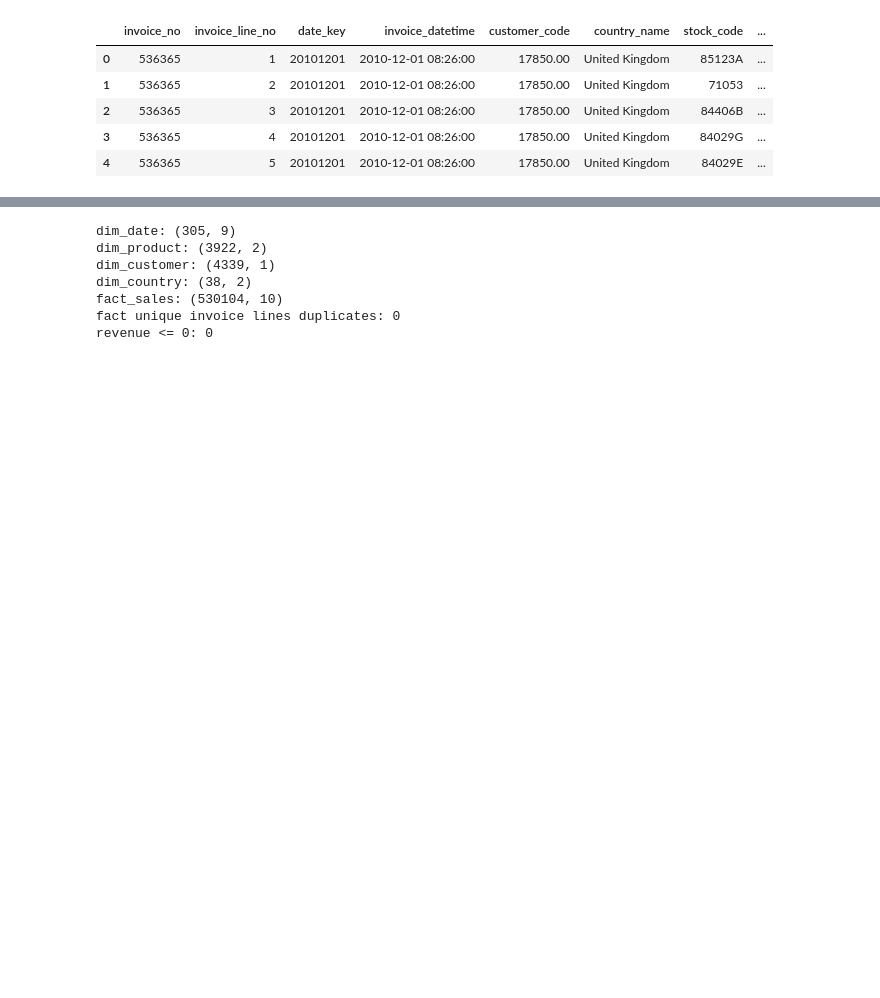
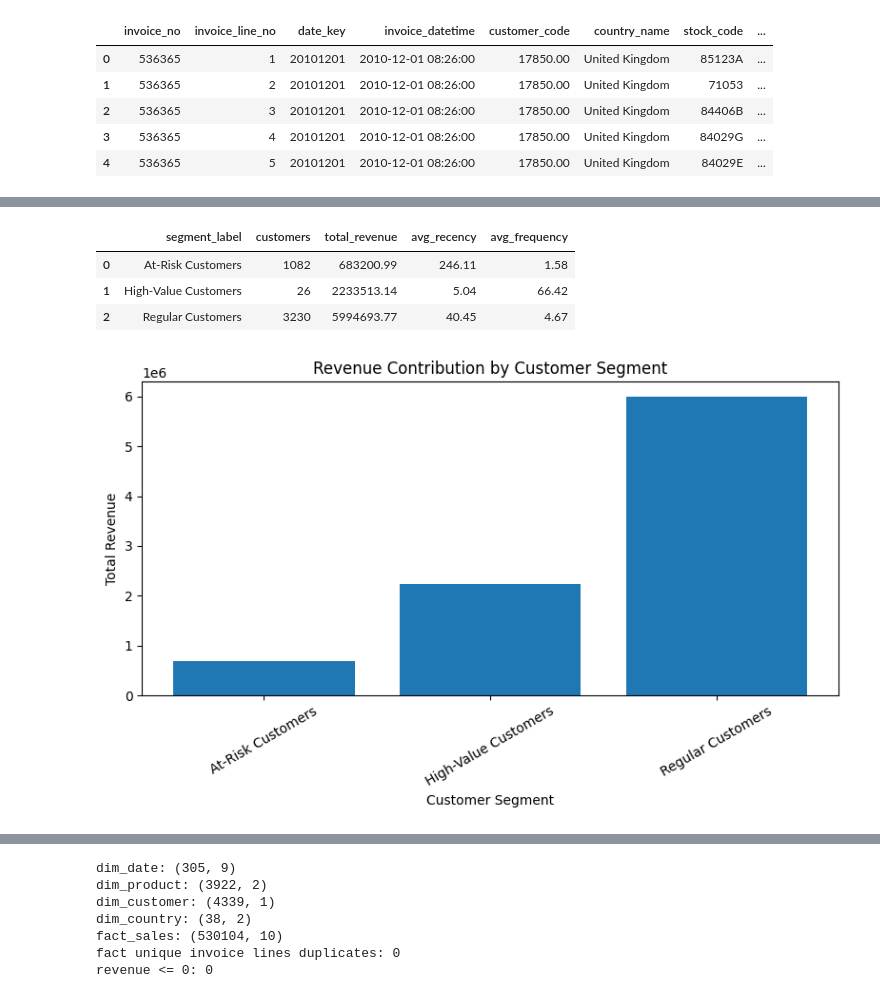
Before and after one commit to PurnaV6/retail-sales-analytics-powerbi-sql, a Jupyter notebook: Notebooks/01_data_loading.ipynb, the cells around one changed output, grey strips where cells are left out. Cells and saved outputs as stored; diff of their text form; code cells hidden in the pictures; blank space fills up the shorter version.

```diff
--- a/Notebooks/01_data_loading.ipynb
+++ b/Notebooks/01_data_loading.ipynb
@@ -242,0 +509,9 @@ fact_sales.head()
+# %%
+segment_profile = rfm.groupby("segment").agg(
+    avg_recency=("recency", "mean"),
+    avg_frequency=("frequency", "mean"),
+    avg_monetary=("monetary", "mean"),
+    customer_count=("customer_code", "count")
+).reset_index()
+
+segment_profile
@@ -242,0 +523,18 @@ fact_sales.head()
+# %%
+segment_labels = {}
+
+for _, row in segment_profile.iterrows():
+    segment = row["segment"]
+
+    if row["avg_monetary"] == segment_profile["avg_monetary"].max():
+        segment_labels[segment] = "High-Value Customers"
+    elif row["avg_recency"] == segment_profile["avg_recency"].max():
+        segment_labels[segment] = "At-Risk Customers"
+    else:
+        segment_labels[segment] = "Regular Customers"
+
+rfm["segment_label"] = rfm["segment"].map(segment_labels)
+
+customer_segments = rfm
+
+customer_segments.head()
@@ -242,0 +548,25 @@ fact_sales.head()
+# %%
+segment_summary = customer_segments.groupby("segment_label").agg(
+    customers=("customer_code", "count"),
+    total_revenue=("monetary", "sum"),
+    avg_recency=("recency", "mean"),
+    avg_frequency=("frequency", "mean")
+).reset_index()
+
+segment_summary
+# %% [output]
+|  | segment_label | customers | total_revenue | avg_recency | avg_frequency |
+| 0 | At-Risk Customers | 1082 | 683200.99 | 246.11 | 1.58 |
+| 1 | High-Value Customers | 26 | 2233513.14 | 5.04 | 66.42 |
+| 2 | Regular Customers | 3230 | 5994693.77 | 40.45 | 4.67 |
+# %%
+plt.figure(figsize=(8, 5))
+plt.bar(segment_summary["segment_label"], segment_summary["total_revenue"])
+plt.title("Revenue Contribution by Customer Segment")
+plt.xlabel("Customer Segment")
+plt.ylabel("Total Revenue")
+plt.xticks(rotation=30)
+plt.tight_layout()
+plt.show()
+# %% [output]
+[figure, added]
```
Also changed, not shown: parts of 28 cells of this notebook.
